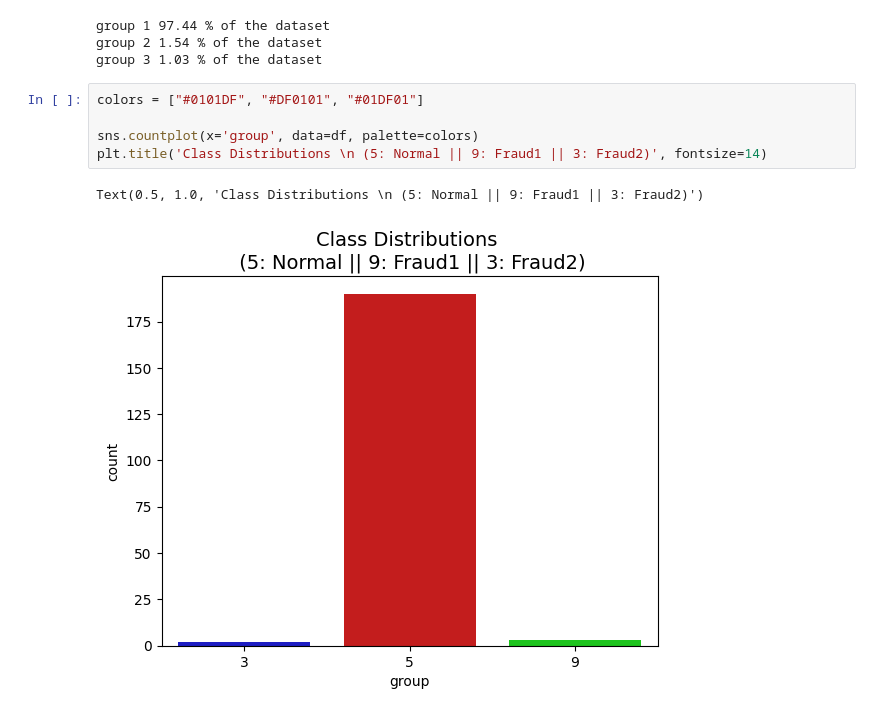
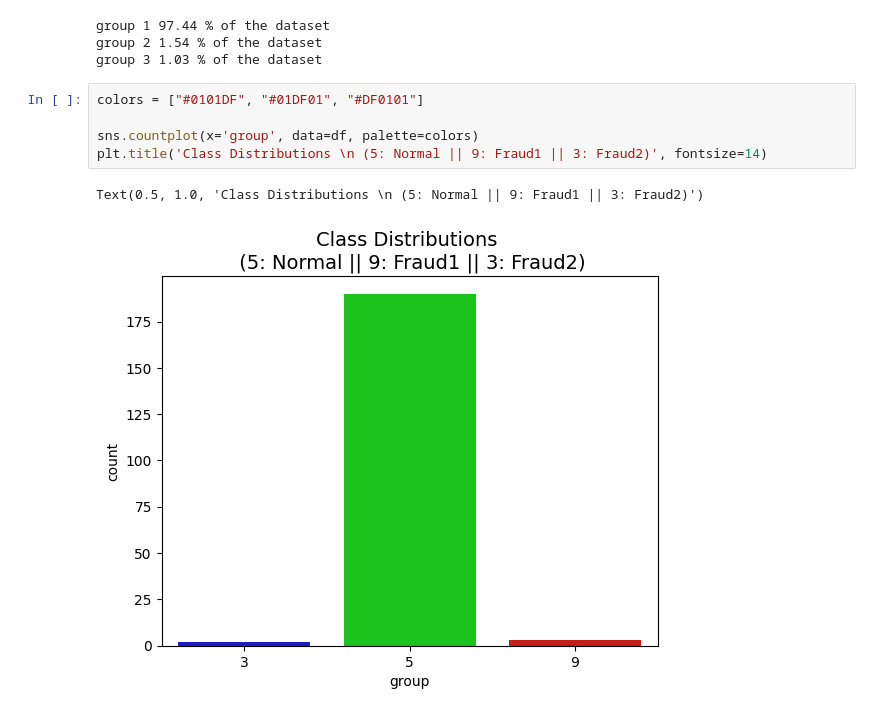
Before and after one commit to jumbokh/ML-Class, a Jupyter notebook: notebooks/overSampling_creditCard.ipynb, the cells around one changed output. Saved outputs shown, nothing was run; the diff lists cells and outputs as text.

```diff
--- a/notebooks/overSampling_creditCard.ipynb
+++ b/notebooks/overSampling_creditCard.ipynb
@@ -90,10 +90,10 @@ group 1 97.44 % of the dataset
 group 2 1.54 % of the dataset
 group 3 1.03 % of the dataset
 # %%
-colors = ["#0101DF", "#DF0101", "#01DF01"]
+colors = ["#0101DF", "#01DF01", "#DF0101"]
 
 sns.countplot(x='group', data=df, palette=colors)
 plt.title('Class Distributions \n (5: Normal || 9: Fraud1 || 3: Fraud2)', fontsize=14)
 # %% [output]
 Text(0.5, 1.0, 'Class Distributions \n (5: Normal || 9: Fraud1 || 3: Fraud2)')
-[figure, old version]
+[figure, new version]
```
Also changed, not shown: parts of 8 cells of this notebook.
